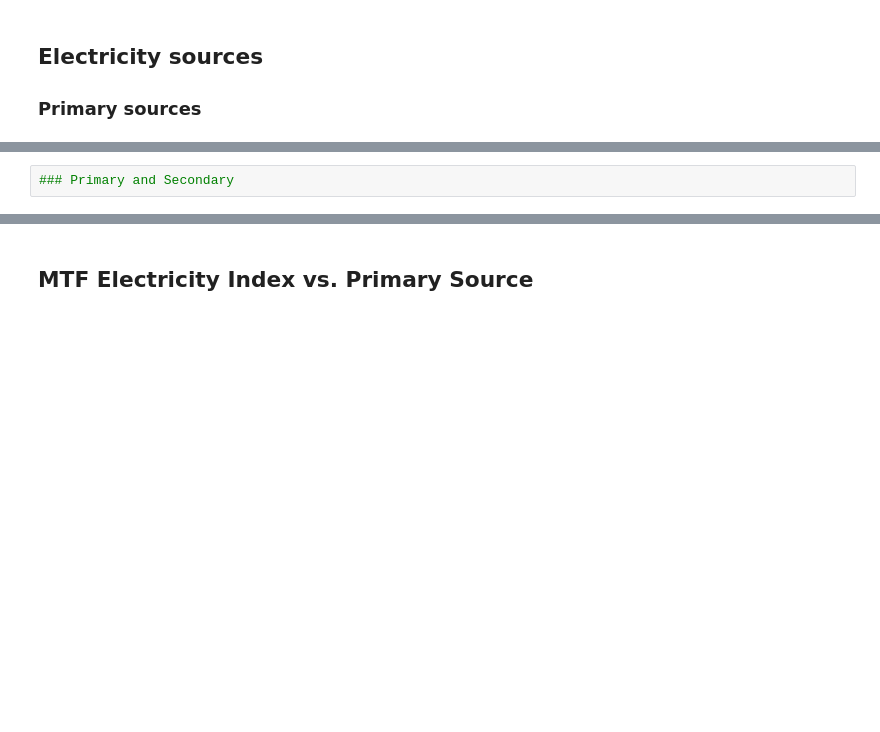
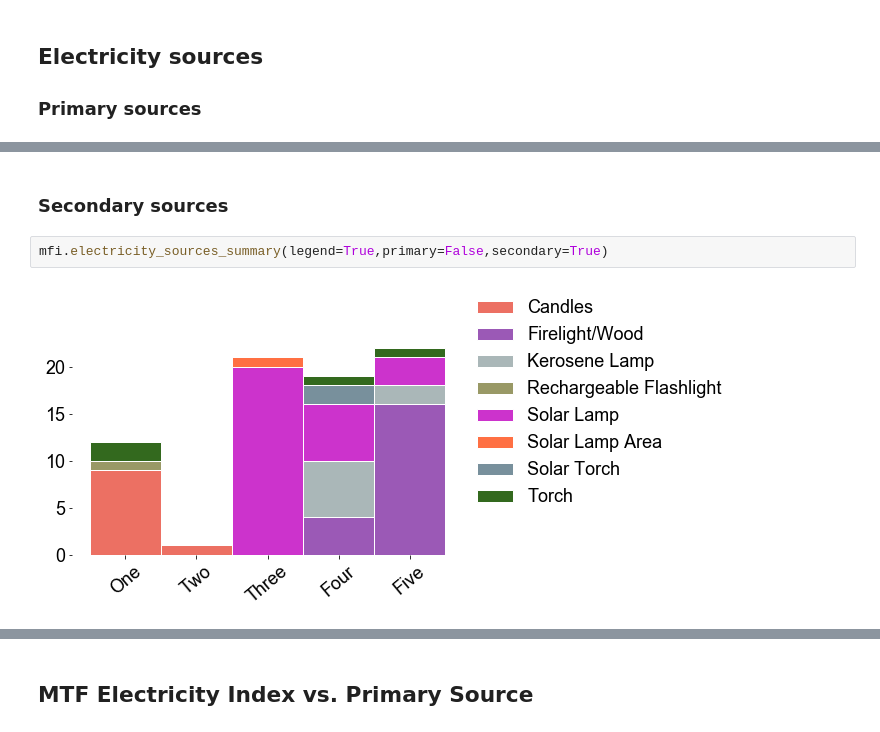
Before and after one commit to alfonsocaiazzo/report-demo, a Jupyter notebook: content/elect.ipynb, the cells around one changed output, grey strips where cells are left out. Cells and saved outputs as stored; diff of their text form; blank space fills up the shorter version.

```diff
--- a/content/elect.ipynb
+++ b/content/elect.ipynb
@@ -57,2 +59,6 @@ mfi.electricity_sources_summary(legend=True)
-# %%
-### Primary and Secondary
+# %% [markdown]
+### Secondary sources
+# %%
+mfi.electricity_sources_summary(legend=True,primary=False,secondary=True)
+# %% [output]
+[figure, added]
```
Also changed, not shown: parts of 7 cells of this notebook, 42 other files.
